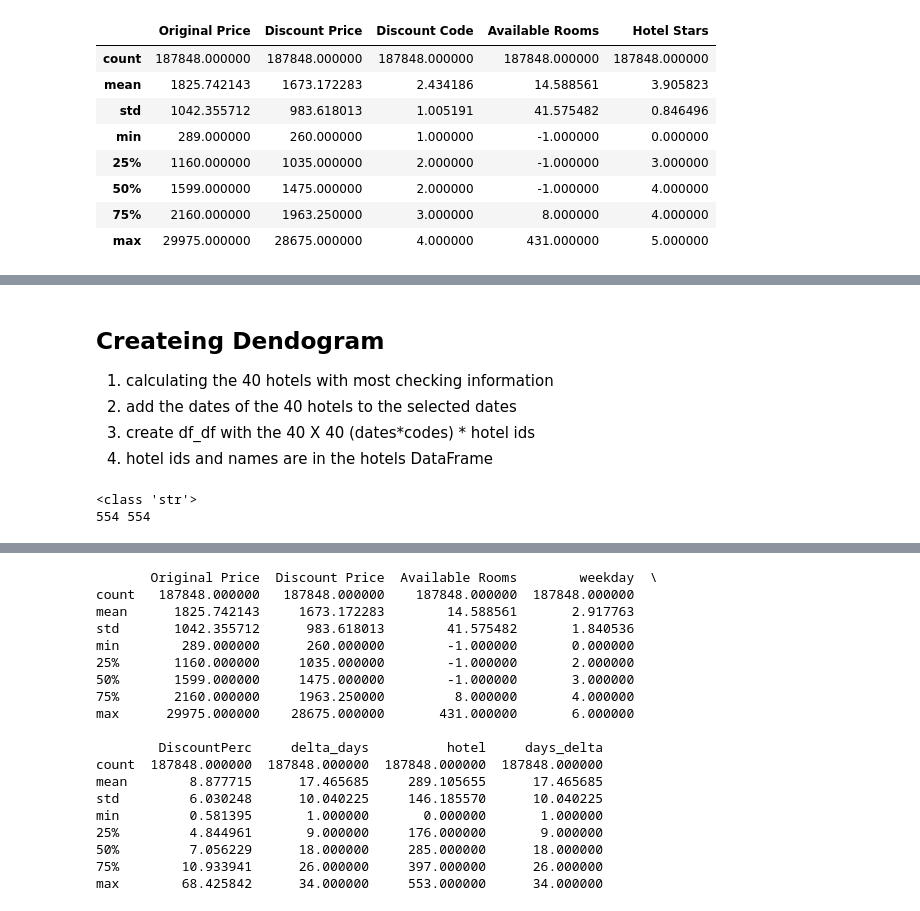
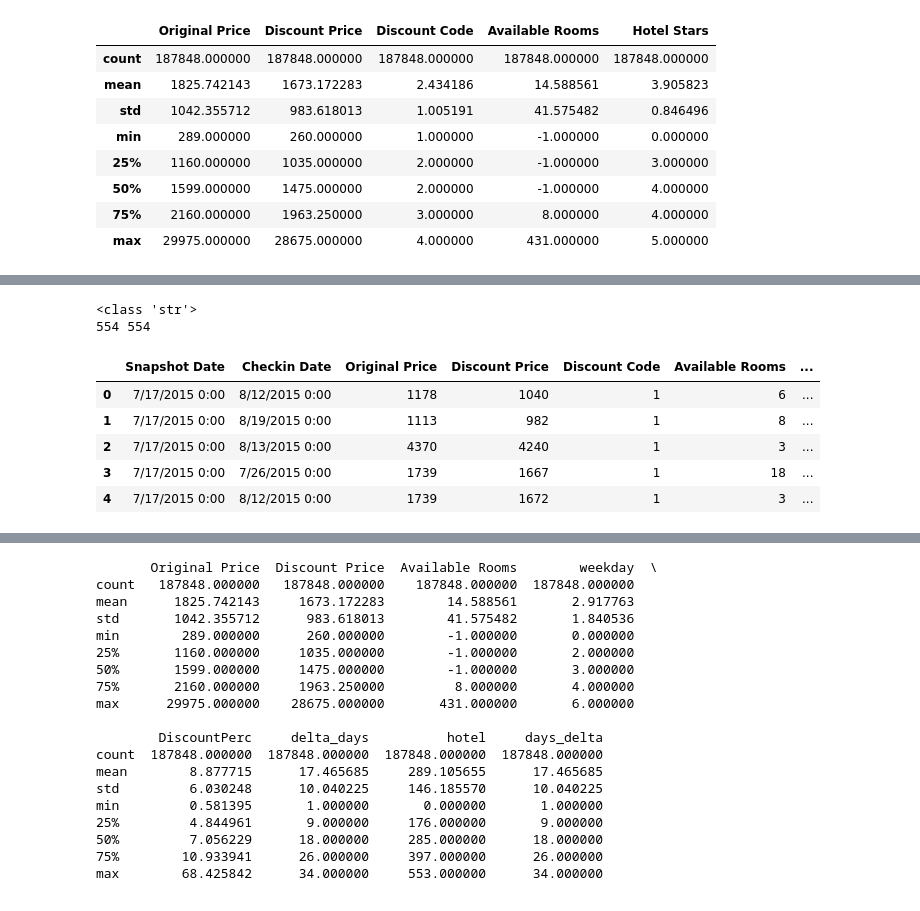
Before and after one commit to JefZevikw/MachineLearning, a Jupyter notebook: hotels.ipynb, the cells around one changed output, grey strips where cells are left out. Saved outputs shown, nothing was run; the diff lists cells and outputs as text; code cells hidden in the pictures.

```diff
--- a/hotels.ipynb
+++ b/hotels.ipynb
@@ -80,33 +80,27 @@ hotels.describe()
 | 50% | 1599.000000 | 1475.000000 | 2.000000 | -1.000000 | 4.000000 | 3.000000 | 18 days 00:00:00 | ... |
 | 75% | 2160.000000 | 1963.250000 | 3.000000 | 8.000000 | 4.000000 | 4.000000 | 26 days 00:00:00 | ... |
 | max | 29975.000000 | 28675.000000 | 4.000000 | 431.000000 | 5.000000 | 6.000000 | 34 days 00:00:00 | ... |
-# %% [markdown]
-## Createing Dendogram
-1. calculating the 40 hotels with most checking information
-2. add the dates of the 40 hotels to the selected dates
-3. create df_df with the 40 X 40 (dates*codes) * hotel ids
-4. hotel ids and names are in the hotels DataFrame
 # %%
 import numpy
 vals = numpy.unique(hotels['Hotel Name'].values)
 checkins = numpy.unique(hotels['Checkin Date'].values)
 hotels_num = numpy.unique(hotels['Hotel Name'].values)
 print (type(hotels_num[0]))
 #print(checkins,len(checkins))
 #print(hotels_num,len(hotels_num))
 numbers = []
 for i in range(len(vals)) :
     numbers.append(i)
 print (len(vals),len(numbers) )
 hotels['hotel']=hotels['Hotel Name']
 hotels['hotel'].replace(to_replace=vals, value=numbers,inplace = True)
 hotels.head()
-
-lens = []
-for date in checkins:
-    xdf = hotels['Checkin Date']==date
-    lens.append (len(hotels[xdf]))
-lens.sort()
 # %% [output]
 <class 'str'>
 554 554
+|  | Snapshot Date | Checkin Date | Original Price | Discount Price | Discount Code | Available Rooms | ... |
+| 0 | 7/17/2015 0:00 | 8/12/2015 0:00 | 1178 | 1040 | 1 | 6 | ... |
+| 1 | 7/17/2015 0:00 | 8/19/2015 0:00 | 1113 | 982 | 1 | 8 | ... |
+| 2 | 7/17/2015 0:00 | 8/13/2015 0:00 | 4370 | 4240 | 1 | 3 | ... |
+| 3 | 7/17/2015 0:00 | 7/26/2015 0:00 | 1739 | 1667 | 1 | 18 | ... |
+| 4 | 7/17/2015 0:00 | 8/12/2015 0:00 | 1739 | 1672 | 1 | 3 | ... |
```
Also changed, not shown: parts of 16 cells of this notebook.
